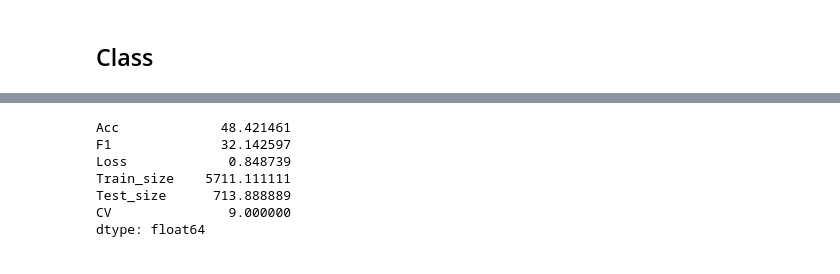
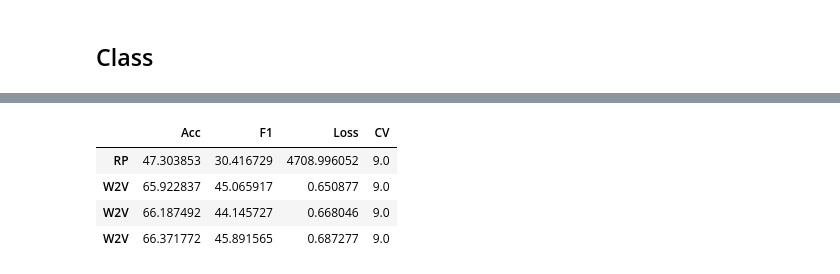
Before and after one commit to zzunebye/Capstone-code-data, a Jupyter notebook: _CLF_MLP_FINAL_CV.ipynb, the cells around one changed output, grey strips where cells are left out. Cells and saved outputs as stored; diff of their text form; code cells hidden in the pictures.

```diff
--- a/_CLF_MLP_FINAL_CV.ipynb
+++ b/_CLF_MLP_FINAL_CV.ipynb
@@ -2834,10 +2849,8 @@ dtype: float64
 # %%
-pd.concat(result_list)[18:].mean()
+pd.concat(result_mean_list)
 # %% [output]
-Acc             48.421461
-F1              32.142597
-Loss             0.848739
-Train_size    5711.111111
-Test_size      713.888889
-CV               9.000000
-dtype: float64
+|  | Acc | F1 | Loss | CV |
+| RP | 47.303853 | 30.416729 | 4708.996052 | 9.0 |
+| W2V | 65.922837 | 45.065917 | 0.650877 | 9.0 |
+| W2V | 66.187492 | 44.145727 | 0.668046 | 9.0 |
+| W2V | 66.371772 | 45.891565 | 0.687277 | 9.0 |
```
Also changed, not shown: parts of 25 cells of this notebook, 14 other files.
